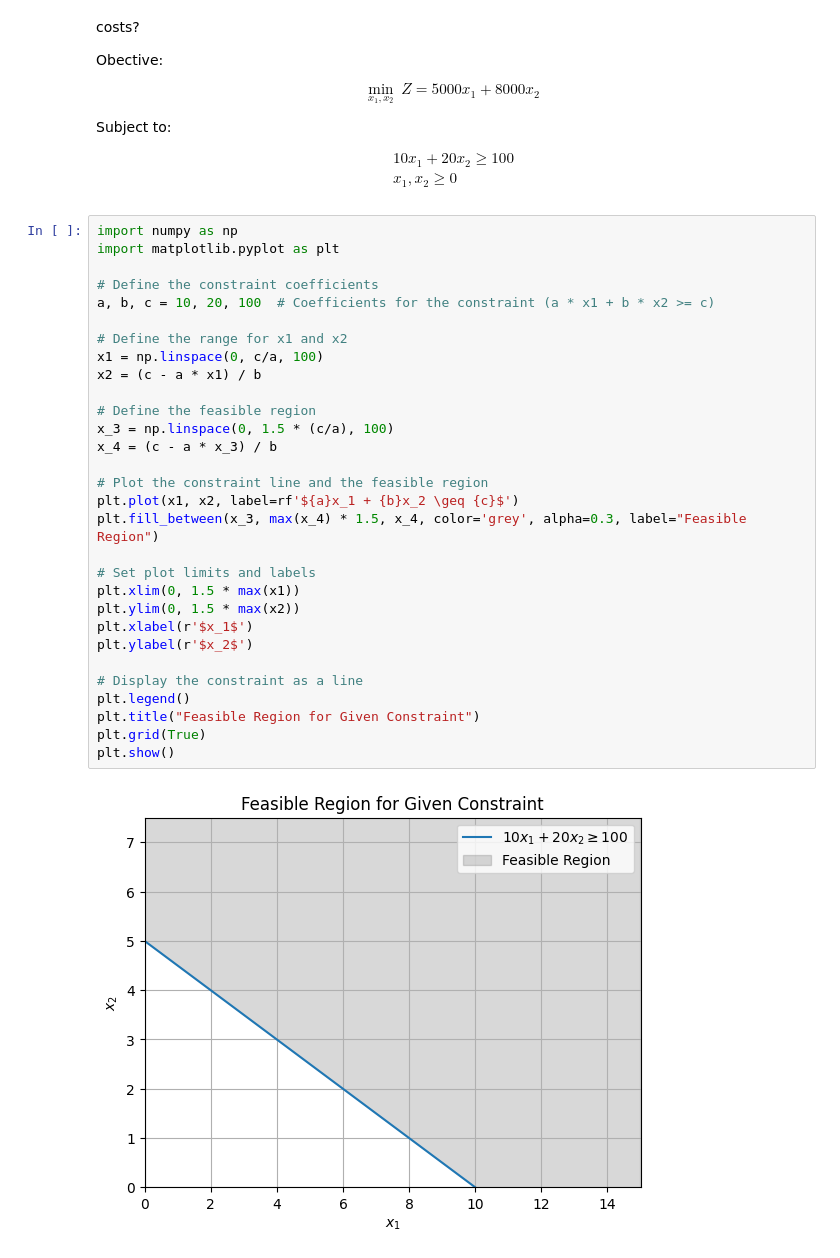
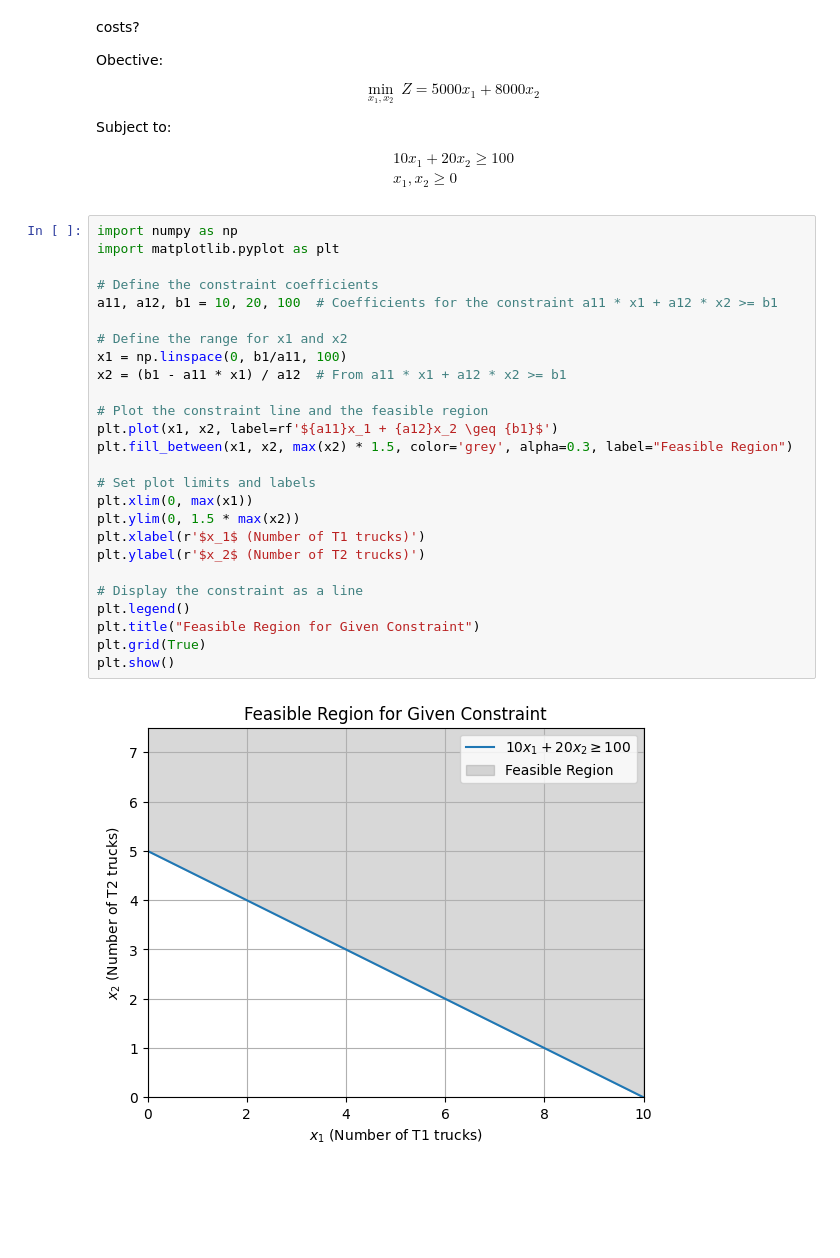
Before and after one commit to anmpahwa/CE5972, a Jupyter notebook: book/content/lecture_05.ipynb, the cells around one changed output. Drawn from its saved outputs; the diff is of its cells as text; blank space fills up the shorter version.

```diff
--- a/book/content/lecture_05.ipynb
+++ b/book/content/lecture_05.ipynb
@@ -108,32 +114,28 @@ Now that we are briefed with the basics of linear algebra, we are ready to dive
 # %%
 import numpy as np
 import matplotlib.pyplot as plt
 
 # Define the constraint coefficients
-a, b, c = 10, 20, 100  # Coefficients for the constraint (a * x1 + b * x2 >= c)
+a11, a12, b1 = 10, 20, 100  # Coefficients for the constraint a11 * x1 + a12 * x2 >= b1
 
 # Define the range for x1 and x2
-x1 = np.linspace(0, c/a, 100)
-x2 = (c - a * x1) / b
-
-# Define the feasible region
-x_3 = np.linspace(0, 1.5 * (c/a), 100)
-x_4 = (c - a * x_3) / b
+x1 = np.linspace(0, b1/a11, 100)
+x2 = (b1 - a11 * x1) / a12  # From a11 * x1 + a12 * x2 >= b1
 
 # Plot the constraint line and the feasible region
-plt.plot(x1, x2, label=rf'${a}x_1 + {b}x_2 \geq {c}$')
-plt.fill_between(x_3, max(x_4) * 1.5, x_4, color='grey', alpha=0.3, label="Feasible Region")
+plt.plot(x1, x2, label=rf'${a11}x_1 + {a12}x_2 \geq {b1}$')
+plt.fill_between(x1, x2, max(x2) * 1.5, color='grey', alpha=0.3, label="Feasible Region")
 
 # Set plot limits and labels
-plt.xlim(0, 1.5 * max(x1))
+plt.xlim(0, max(x1))
 plt.ylim(0, 1.5 * max(x2))
-plt.xlabel(r'$x_1$')
-plt.ylabel(r'$x_2$')
+plt.xlabel(r'$x_1$ (Number of T1 trucks)')
+plt.ylabel(r'$x_2$ (Number of T2 trucks)')
 
 # Display the constraint as a line
 plt.legend()
 plt.title("Feasible Region for Given Constraint")
 plt.grid(True)
 plt.show()
 # %% [output]
-[figure, old version]
+[figure, new version]
```
Also changed, not shown: parts of 8 cells of this notebook, 1 other file.
